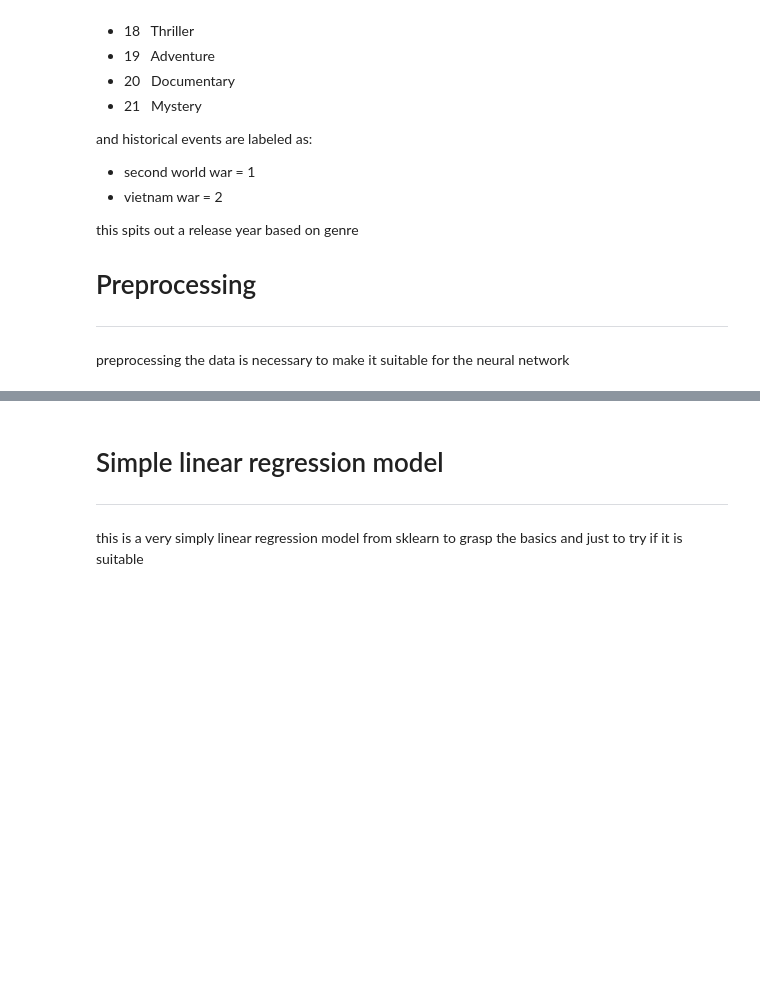
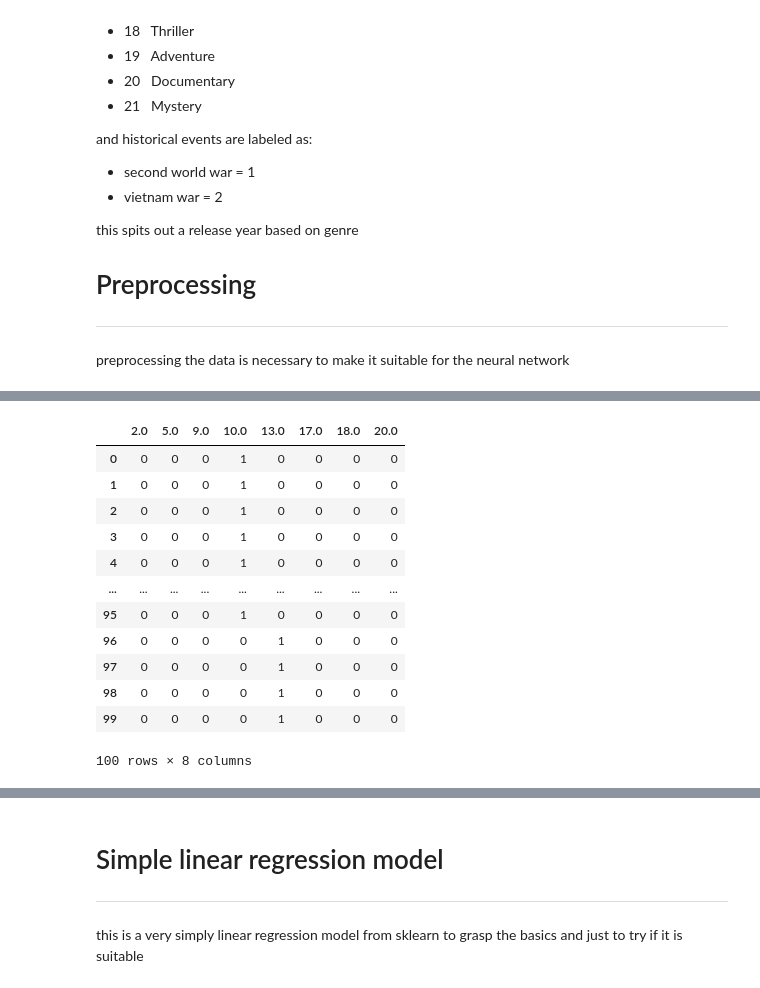
Before and after one commit to HermanHeringa/datascience-films, a Jupyter notebook: models/test_model.ipynb, the cells around one changed output, grey strips where cells are left out. Saved outputs shown, nothing was run; the diff lists cells and outputs as text; code cells hidden in the pictures; blank space fills up the shorter version.

```diff
--- a/models/test_model.ipynb
+++ b/models/test_model.ipynb
@@ -94,6 +107,25 @@ df
 | 173 | The Last Hunter (1980) | 1980.0 | 1979-11-21 | 35-35 | 18.0 | (ii) in , despite a ban on demons... | Set in 1973, a US officer goes on... | 2.0 | ... |
 | 174 | The Odd Angry Shot (1979) | 1979.0 | 1978-03-22 | 82-145 | NaN | ...clashes had occurred in Cholon... | Follows a group of Australian sol... | 1.0 | ... |
 175 rows × 13 columns
+# %%
+#TODO debug, remove later
+a =pd.Categorical(df.genre_label)
+b = pd.get_dummies(df.genre_label)
+b.head(100)
+# %% [output]
+|  | 2.0 | 5.0 | 9.0 | 10.0 | 13.0 | 17.0 | 18.0 | 20.0 |
+| 0 | 0 | 0 | 0 | 1 | 0 | 0 | 0 | 0 |
+| 1 | 0 | 0 | 0 | 1 | 0 | 0 | 0 | 0 |
+| 2 | 0 | 0 | 0 | 1 | 0 | 0 | 0 | 0 |
+| 3 | 0 | 0 | 0 | 1 | 0 | 0 | 0 | 0 |
+| 4 | 0 | 0 | 0 | 1 | 0 | 0 | 0 | 0 |
+| ... | ... | ... | ... | ... | ... | ... | ... | ... |
+| 95 | 0 | 0 | 0 | 1 | 0 | 0 | 0 | 0 |
+| 96 | 0 | 0 | 0 | 0 | 1 | 0 | 0 | 0 |
+| 97 | 0 | 0 | 0 | 0 | 1 | 0 | 0 | 0 |
+| 98 | 0 | 0 | 0 | 0 | 1 | 0 | 0 | 0 |
+| 99 | 0 | 0 | 0 | 0 | 1 | 0 | 0 | 0 |
+100 rows × 8 columns
 # %%
 #get test data for input
 
```
Also changed, not shown: parts of 16 cells of this notebook.
